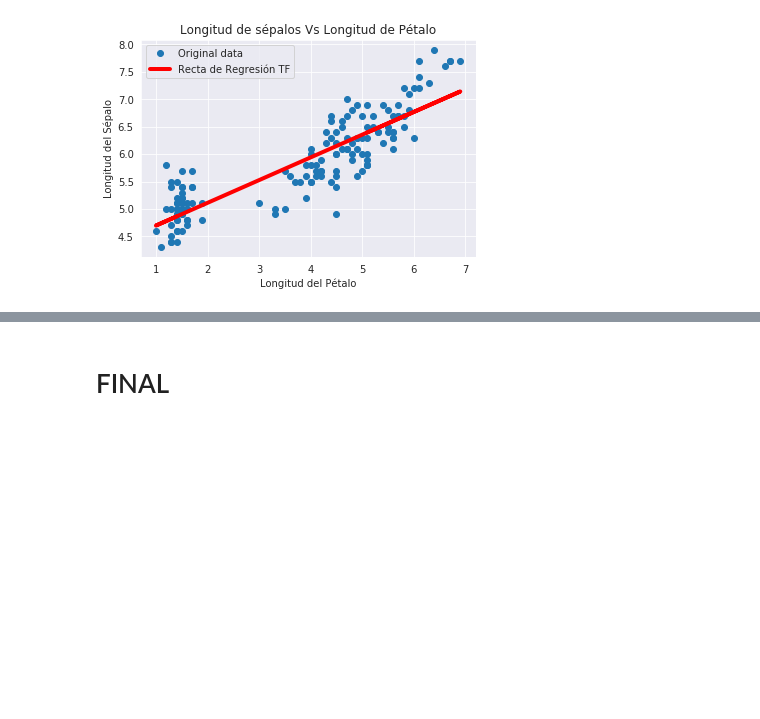
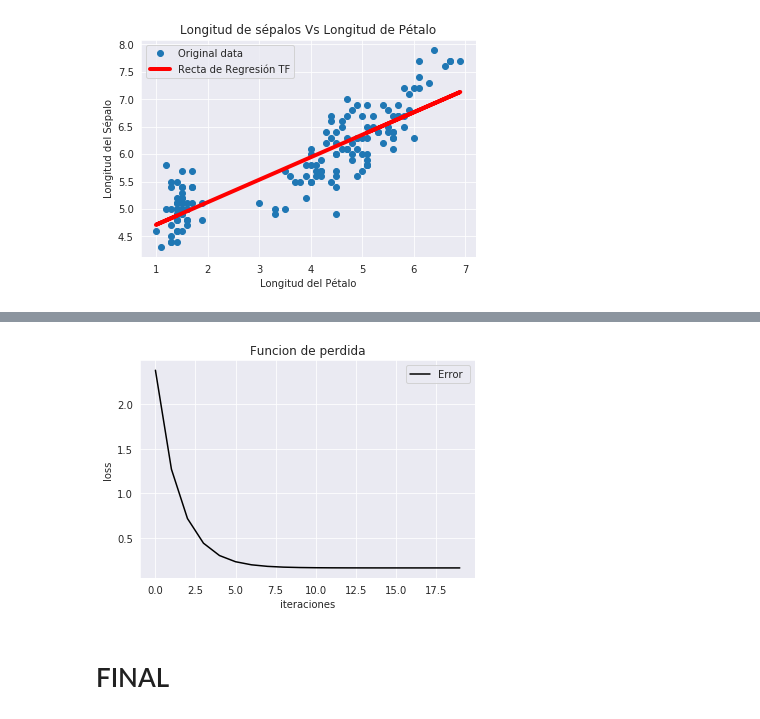
Before and after one commit to alexbonella/Tensorflow2, a Jupyter notebook: Regresion_lineal_IRIS_con_TF2.ipynb, the cells around one changed output, grey strips where cells are left out. Drawn from its saved outputs; the diff is of its cells as text; code cells hidden in the pictures; blank space fills up the shorter version.

```diff
--- a/Regresion_lineal_IRIS_con_TF2.ipynb
+++ b/Regresion_lineal_IRIS_con_TF2.ipynb
@@ -118,8 +120,8 @@ sns.jointplot(x_vals,y_vals,stat_func=pearsonr,kind="reg")
 # Ingresamor parametros
 
 learning_rate=0.05
-batch_size=25
-training_steps = 300
+batch_size=20
+training_steps = 400
 rng = np.random
 n_samples =len(df)
 # %% [markdown]
@@ -155,7 +157,7 @@ def run_optimization():
     optimizer.apply_gradients(zip(gradients, [W, b]))
 # %%
 # Ejecutamos nuestro optimizador para actualizar valores de W y b.
-
+fun_per=[]
 for step in range(1, training_steps + 1):
 
     run_optimization()
@@ -163,5 +165,6 @@ for step in range(1, training_steps + 1):
     if step % batch_size == 0:
         pred = linear_regression(x_vals)
         loss = mean_square(pred,y_vals)
+        fun_per.append(loss)
         print("step: %i, loss: %f, W: %f, b: %f" % (step, loss, W.numpy(), b.numpy()))
 # %% [output]
@@ -211,2 +245,16 @@ plt.show()
+# %%
+itera=[]
+for i in range(len(fun_per)):
+  itera.append(i)
+# %%
+plt.title('Funcion de perdida')
+plt.xlabel('iteraciones')
+plt.ylabel('loss')
+plt.plot(itera, fun_per, '-k', label='Error ')
+#plt.plot(x_vals,best_fit,'r-',label='Recta de Regresión TF',linewidth=4)
+plt.legend()
+plt.show()
+# %% [output]
+[figure, added]
 # %% [markdown]
 # FINAL
```
Also changed, not shown: parts of 6 cells of this notebook.
